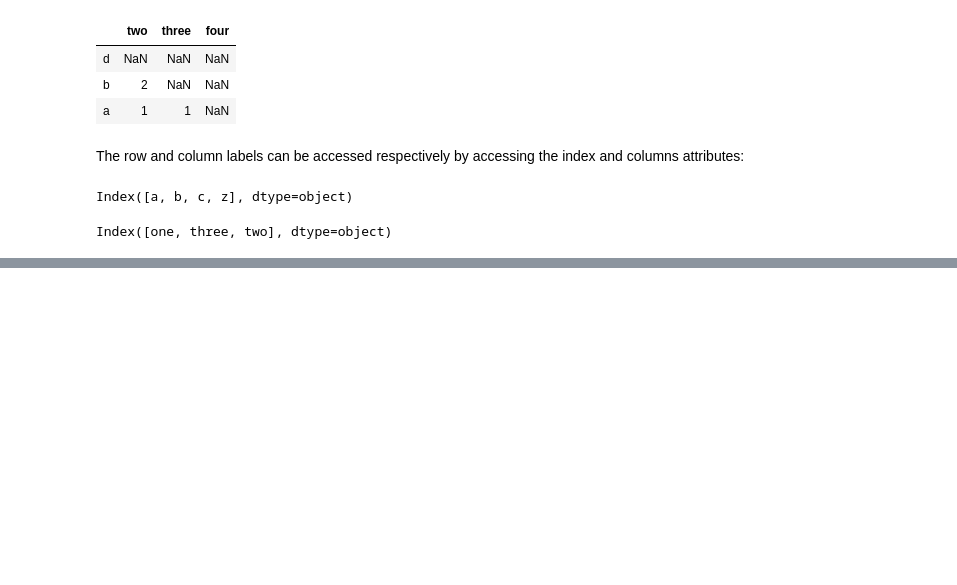
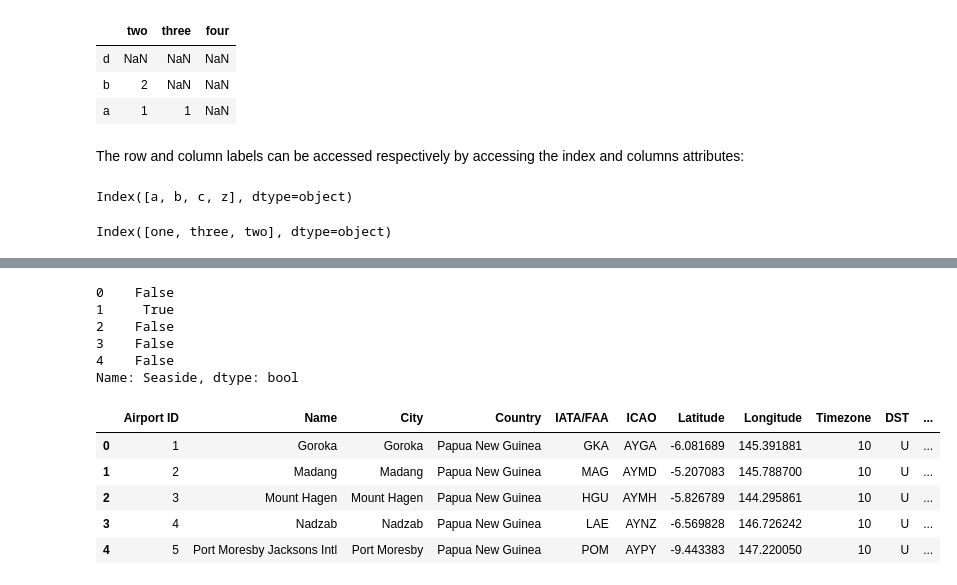
Before and after one commit to smorv/data_mining, a Jupyter notebook: notes/Pandas Structures.ipynb, the cells around one changed output, grey strips where cells are left out. Saved outputs shown, nothing was run; the diff lists cells and outputs as text; code cells hidden in the pictures; blank space fills up the shorter version.

```diff
--- a/notes/Pandas Structures.ipynb
+++ b/notes/Pandas Structures.ipynb
@@ -394,0 +556,19 @@ Index([one, three, two], dtype=object)
+# %%
+# Columns can be deleted or popped like with a dict:
+del data_frame["Altitude"]
+seaside = data_frame.pop('Seaside')
+print seaside.head()
+data_frame.head()
+# %% [output]
+0    False
+1     True
+2    False
+3    False
+4    False
+Name: Seaside, dtype: bool
+|  | Airport ID | Name | City | Country | IATA/FAA | ICAO | Latitude | Longitude | Timezone | DST | ... |
+| 0 | 1 | Goroka | Goroka | Papua New Guinea | GKA | AYGA | -6.081689 | 145.391881 | 10 | U | ... |
+| 1 | 2 | Madang | Madang | Papua New Guinea | MAG | AYMD | -5.207083 | 145.788700 | 10 | U | ... |
+| 2 | 3 | Mount Hagen | Mount Hagen | Papua New Guinea | HGU | AYMH | -5.826789 | 144.295861 | 10 | U | ... |
+| 3 | 4 | Nadzab | Nadzab | Papua New Guinea | LAE | AYNZ | -6.569828 | 146.726242 | 10 | U | ... |
+| 4 | 5 | Port Moresby Jacksons Intl | Port Moresby | Papua New Guinea | POM | AYPY | -9.443383 | 147.220050 | 10 | U | ... |
```
Also changed, not shown: parts of 31 cells of this notebook, 3 other files.
